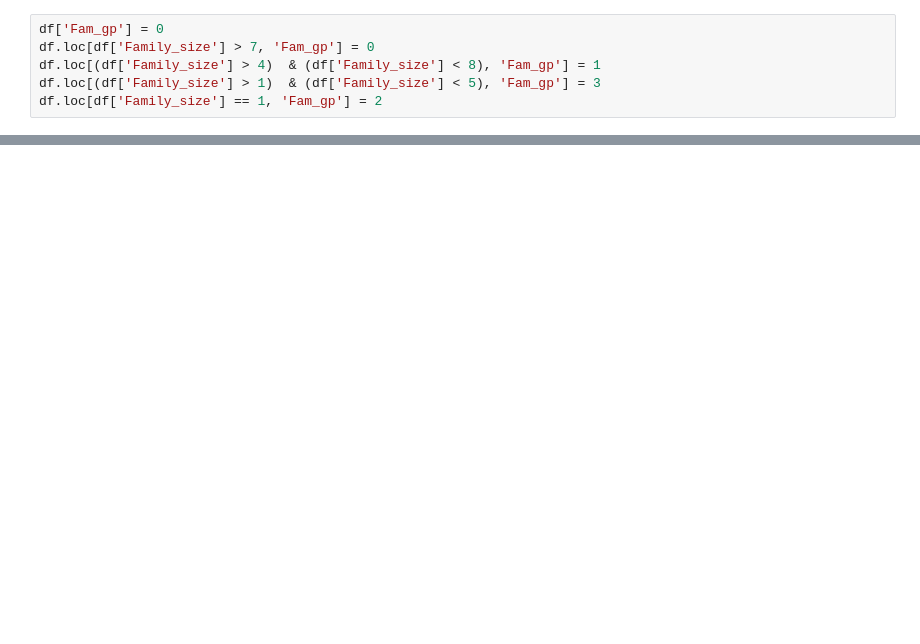
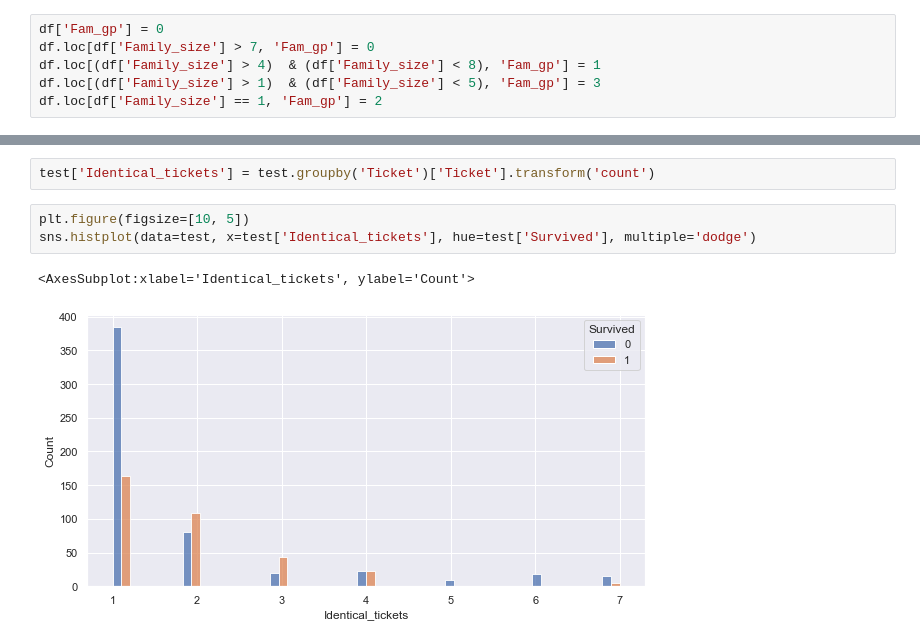
Before and after one commit to warshtayner/Kaggle_Titanic, a Jupyter notebook: version_4.ipynb, the cells around one changed output, grey strips where cells are left out. Drawn from its saved outputs; the diff is of its cells as text; blank space fills up the shorter version.

```diff
--- a/version_4.ipynb
+++ b/version_4.ipynb
@@ -459,0 +485,8 @@ df.loc[df['Family_size'] == 1, 'Fam_gp'] = 2
+# %%
+test['Identical_tickets'] = test.groupby('Ticket')['Ticket'].transform('count')
+# %%
+plt.figure(figsize=[10, 5])
+sns.histplot(data=test, x=test['Identical_tickets'], hue=test['Survived'], multiple='dodge')
+# %% [output]
+<AxesSubplot:xlabel='Identical_tickets', ylabel='Count'>
+[figure, added]
```
Also changed, not shown: parts of 86 cells of this notebook, 3 other files.
